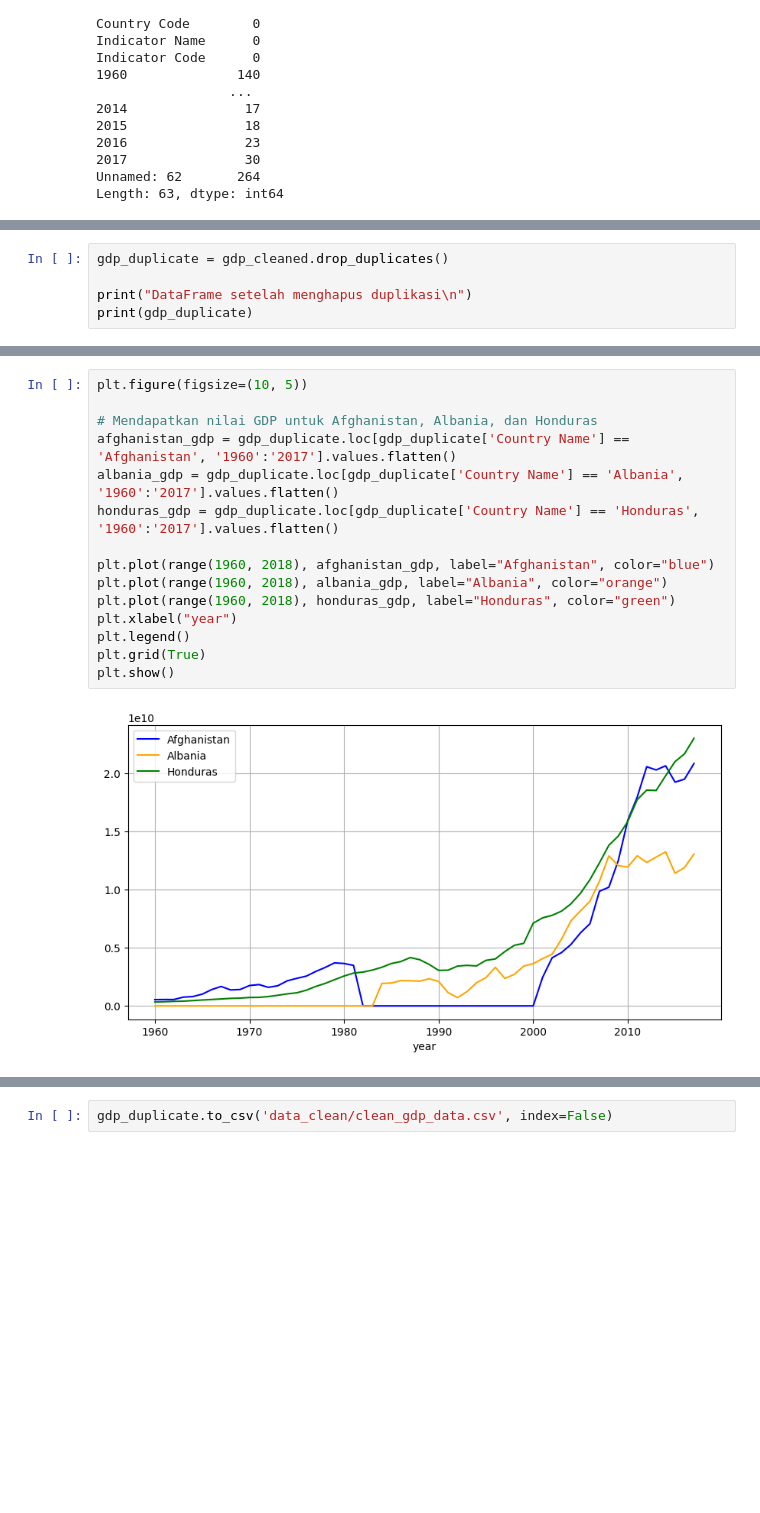
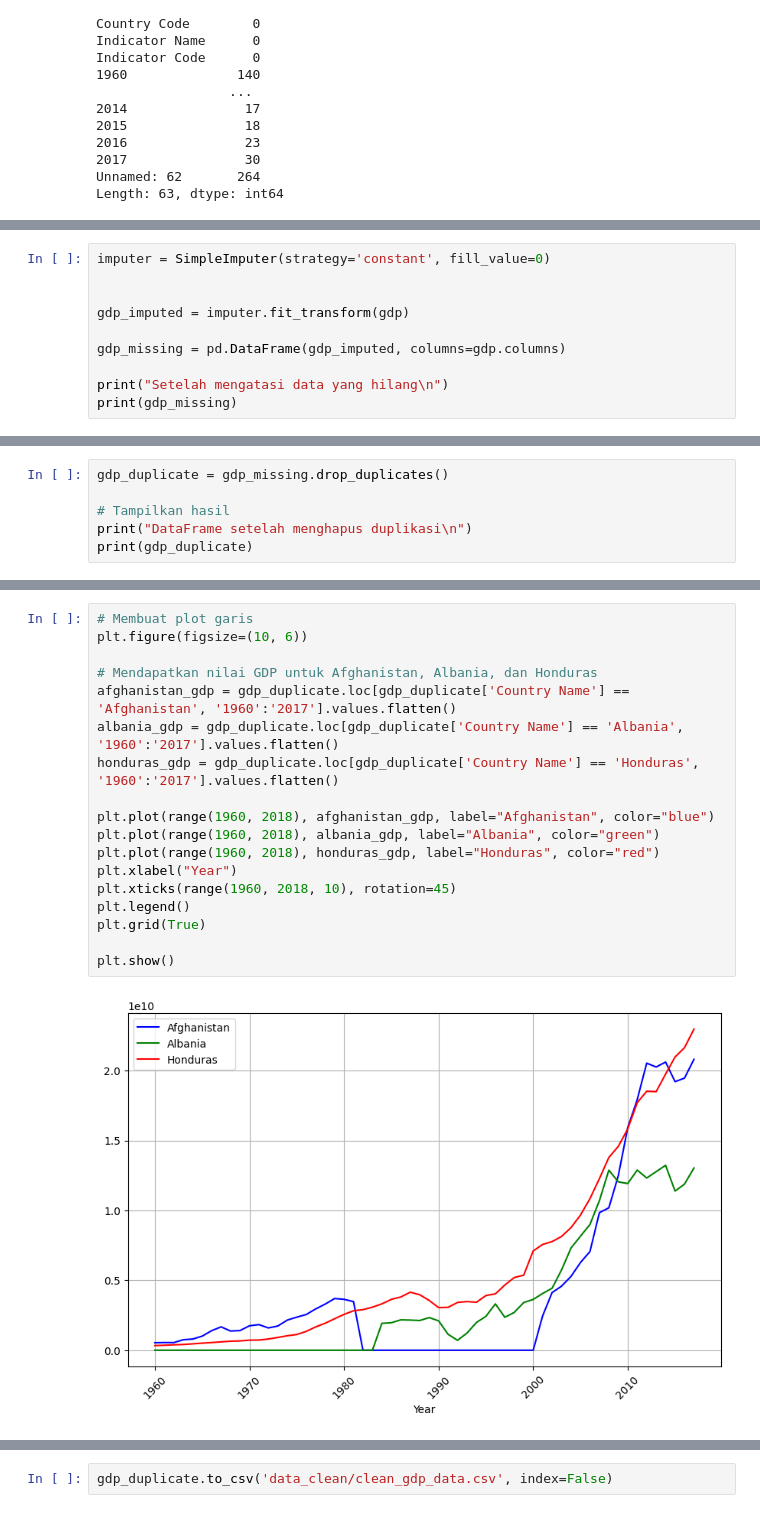
Before and after one commit to abdannsykr/DE_Mini-Project, a Jupyter notebook: ekstrack.ipynb, the cells around one changed output, grey strips where cells are left out. Drawn from its saved outputs; the diff is of its cells as text; blank space fills up the shorter version.

```diff
--- a/ekstrack.ipynb
+++ b/ekstrack.ipynb
@@ -288,0 +401,10 @@ Setelah mengatasi data yang hilang
+# %%
+imputer = SimpleImputer(strategy='constant', fill_value=0)
+
+
+gdp_imputed = imputer.fit_transform(gdp)
+
+gdp_missing = pd.DataFrame(gdp_imputed, columns=gdp.columns)
+
+print("Setelah mengatasi data yang hilang\n")
+print(gdp_missing)
@@ -289,6 +429,7 @@ Setelah mengatasi data yang hilang
 # %%
-gdp_duplicate = gdp_cleaned.drop_duplicates()
+gdp_duplicate = gdp_missing.drop_duplicates()
 
+# Tampilkan hasil
 print("DataFrame setelah menghapus duplikasi\n")
 print(gdp_duplicate)
 # %% [output]
@@ -310,19 +451,22 @@ DataFrame setelah menghapus duplikasi
 
 [264 rows x 63 columns]
 # %%
-plt.figure(figsize=(10, 5))
+# Membuat plot garis
+plt.figure(figsize=(10, 6))
 
 # Mendapatkan nilai GDP untuk Afghanistan, Albania, dan Honduras
 afghanistan_gdp = gdp_duplicate.loc[gdp_duplicate['Country Name'] == 'Afghanistan', '1960':'2017'].values.flatten()
 albania_gdp = gdp_duplicate.loc[gdp_duplicate['Country Name'] == 'Albania', '1960':'2017'].values.flatten()
 honduras_gdp = gdp_duplicate.loc[gdp_duplicate['Country Name'] == 'Honduras', '1960':'2017'].values.flatten()
 
 plt.plot(range(1960, 2018), afghanistan_gdp, label="Afghanistan", color="blue")
-plt.plot(range(1960, 2018), albania_gdp, label="Albania", color="orange")
-plt.plot(range(1960, 2018), honduras_gdp, label="Honduras", color="green")
-plt.xlabel("year")
+plt.plot(range(1960, 2018), albania_gdp, label="Albania", color="green")
+plt.plot(range(1960, 2018), honduras_gdp, label="Honduras", color="red")
+plt.xlabel("Year")
+plt.xticks(range(1960, 2018, 10), rotation=45)
 plt.legend()
 plt.grid(True)
+
 plt.show()
 # %% [output]
-[figure, old version]
+[figure, new version]
```
Also changed, not shown: parts of 109 cells of this notebook, 18 other files.
